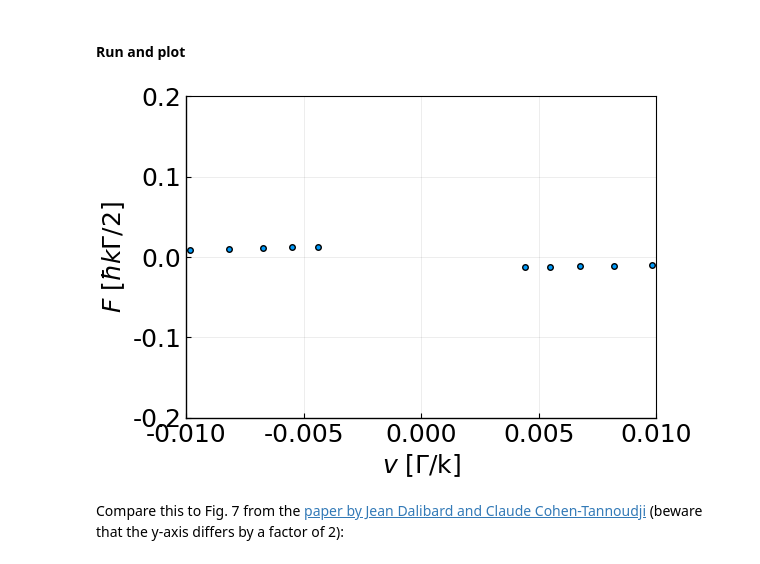
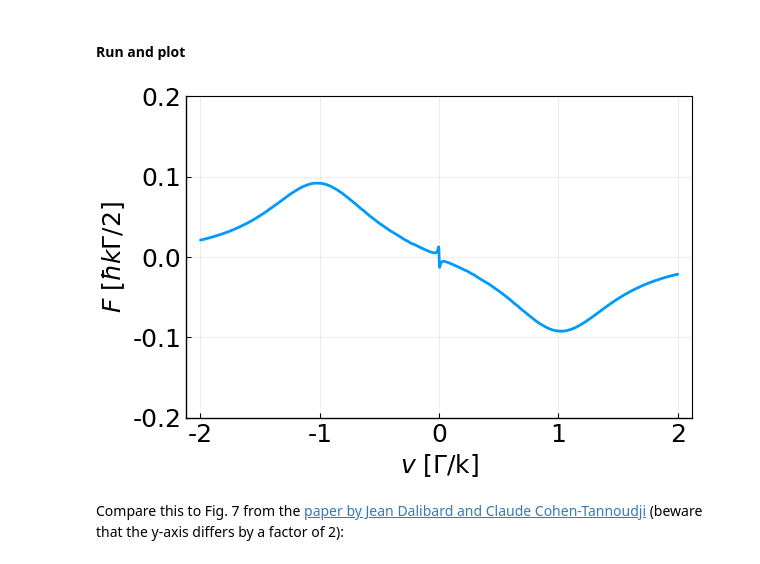
Before and after one commit to dehond/Cooling-calculations, a Jupyter notebook: Sisyphus-cooling-from-OBE.ipynb, the cells around one changed output. Drawn from its saved outputs; the diff is of its cells as text; code cells hidden in the pictures.

```diff
--- a/Sisyphus-cooling-from-OBE.ipynb
+++ b/Sisyphus-cooling-from-OBE.ipynb
@@ -122,20 +119,19 @@ vs = ([-1:0.01:1;].^3)*2;      # Set up such that we sample a little denser arou
 vs = vs[ abs.(vs) .> vmin];    # Remove the velocities for which we do not run the evolution long enough
 forces = force.(vs);
 # %%
-scatter(vs, 2*forces,
+plot(vs, 2*forces,
     width = 2,
-#    xlim = (-0.01, 0.01),
     ylim = (-0.2, 0.2),
     xlabel = L"$v$ [$\Gamma$/k]",
     ylabel = L"$F$ [$\hbar k\Gamma/2$]",
     frame = true,
     xtickfont = font(15),
     ytickfont = font(15),
     xaxis = font(18),
     yaxis = font(18),
     label = "")
 # %% [output]
-[figure, old version]
+[figure, new version]
 # %% [markdown]
 Compare this to Fig. 7 from the [paper by Jean Dalibard and Claude Cohen-Tannoudji](https://www.osapublishing.org/josab/abstract.cfm?uri=josab-6-11-2023) (beware that the y-axis differs by a factor of 2):
 # %% [markdown]
```
Also changed, not shown: parts of 8 cells of this notebook.
